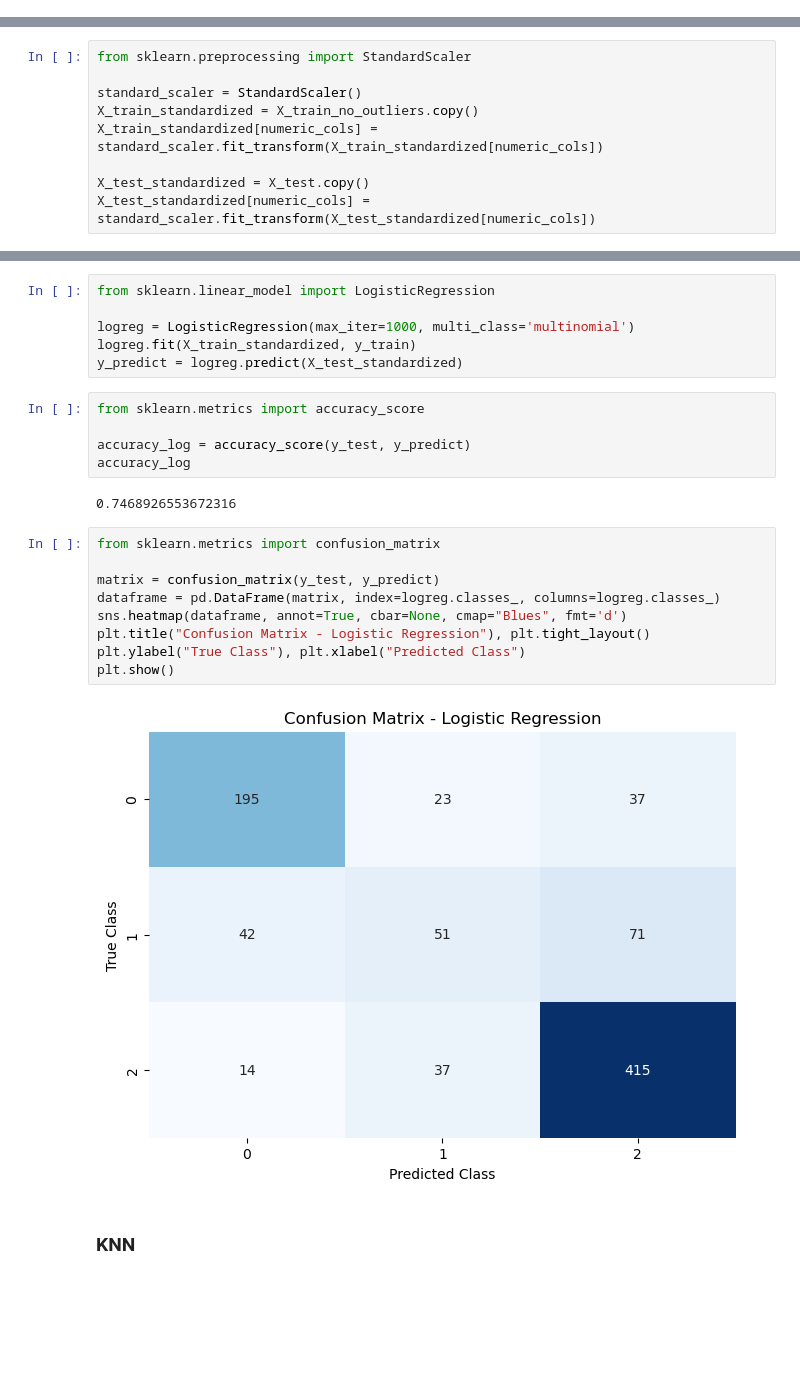
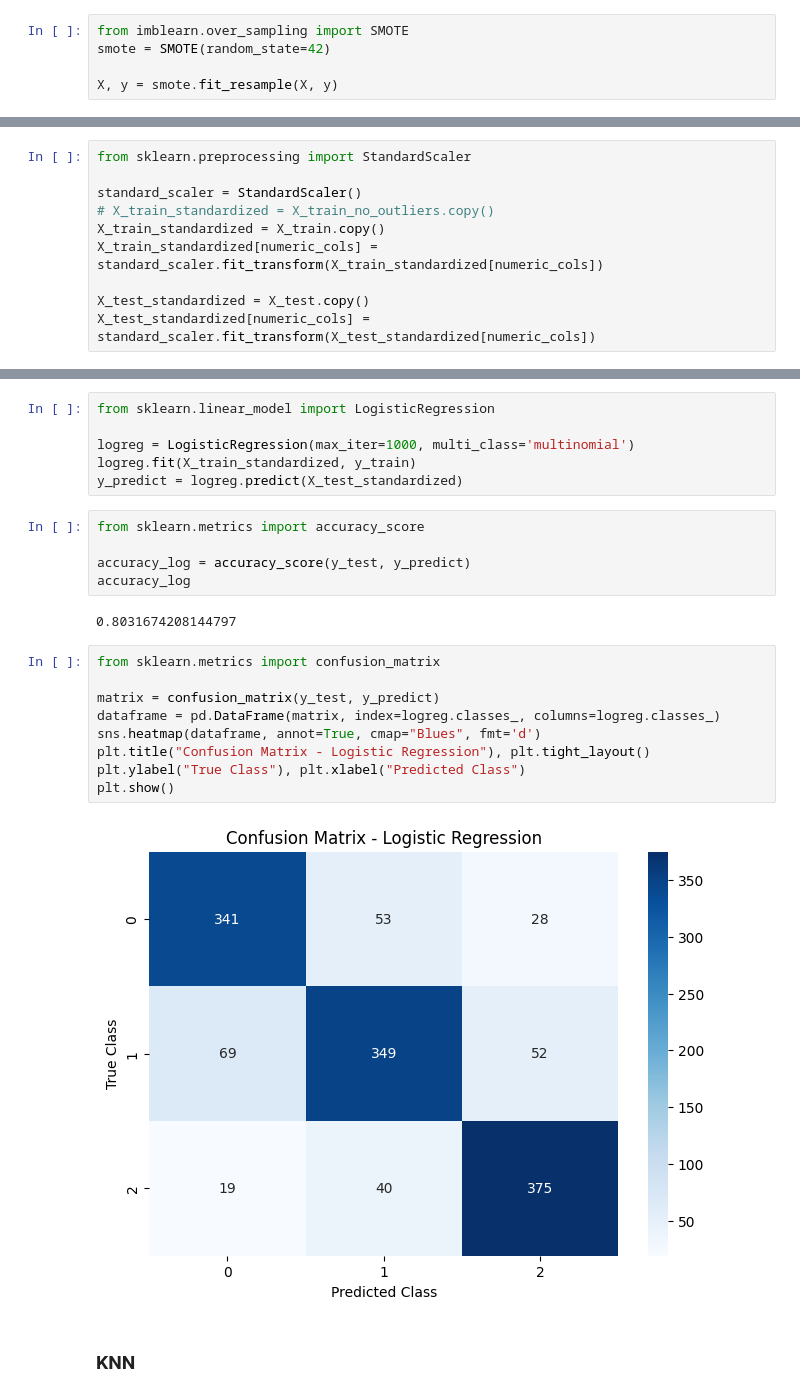
Before and after one commit to umilic16/1.-projekat, a Jupyter notebook: main.ipynb, the cells around one changed output, grey strips where cells are left out. Cells and saved outputs as stored; diff of their text form; blank space fills up the shorter version.

Commit message:
sklonjeno hendlovanja outliera i dodato balansiranje

```diff
--- a/main.ipynb
+++ b/main.ipynb
@@ -102,3 +102,8 @@ y = df['Target']
+# %%
+from imblearn.over_sampling import SMOTE
+smote = SMOTE(random_state=42)
+
+X, y = smote.fit_resample(X, y)
 # %% [markdown]
 ### Konvertovanje odredjenih kolona u binarne
 # %%
@@ -186,7 +193,8 @@ for col in numeric_cols:
 from sklearn.preprocessing import StandardScaler
 
 standard_scaler = StandardScaler()
-X_train_standardized = X_train_no_outliers.copy()
+# X_train_standardized = X_train_no_outliers.copy()
+X_train_standardized = X_train.copy()
 X_train_standardized[numeric_cols] = standard_scaler.fit_transform(X_train_standardized[numeric_cols])
 
 X_test_standardized = X_test.copy()
@@ -250,18 +258,18 @@ from sklearn.metrics import accuracy_score
 accuracy_log = accuracy_score(y_test, y_predict)
 accuracy_log
 # %% [output]
-0.7468926553672316
+0.8031674208144797
 # %%
 from sklearn.metrics import confusion_matrix
 
 matrix = confusion_matrix(y_test, y_predict)
 dataframe = pd.DataFrame(matrix, index=logreg.classes_, columns=logreg.classes_)
-sns.heatmap(dataframe, annot=True, cbar=None, cmap="Blues", fmt='d')
+sns.heatmap(dataframe, annot=True, cmap="Blues", fmt='d')
 plt.title("Confusion Matrix - Logistic Regression"), plt.tight_layout()
 plt.ylabel("True Class"), plt.xlabel("Predicted Class")
 plt.show()
 # %% [output]
-[figure, old version]
+[figure, new version]
 # %% [markdown]
 ### KNN
 # %%
```
Also changed, not shown: parts of 20 cells of this notebook, 1 other file.
